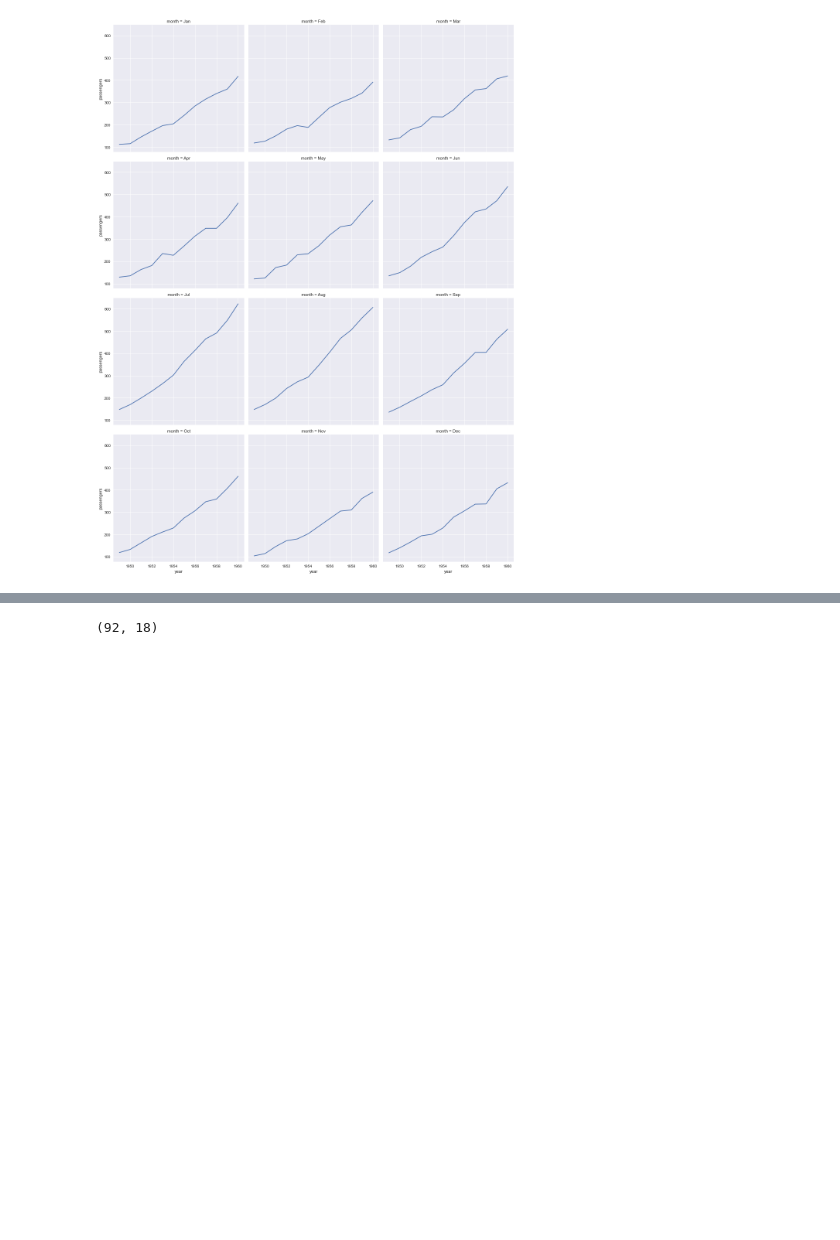
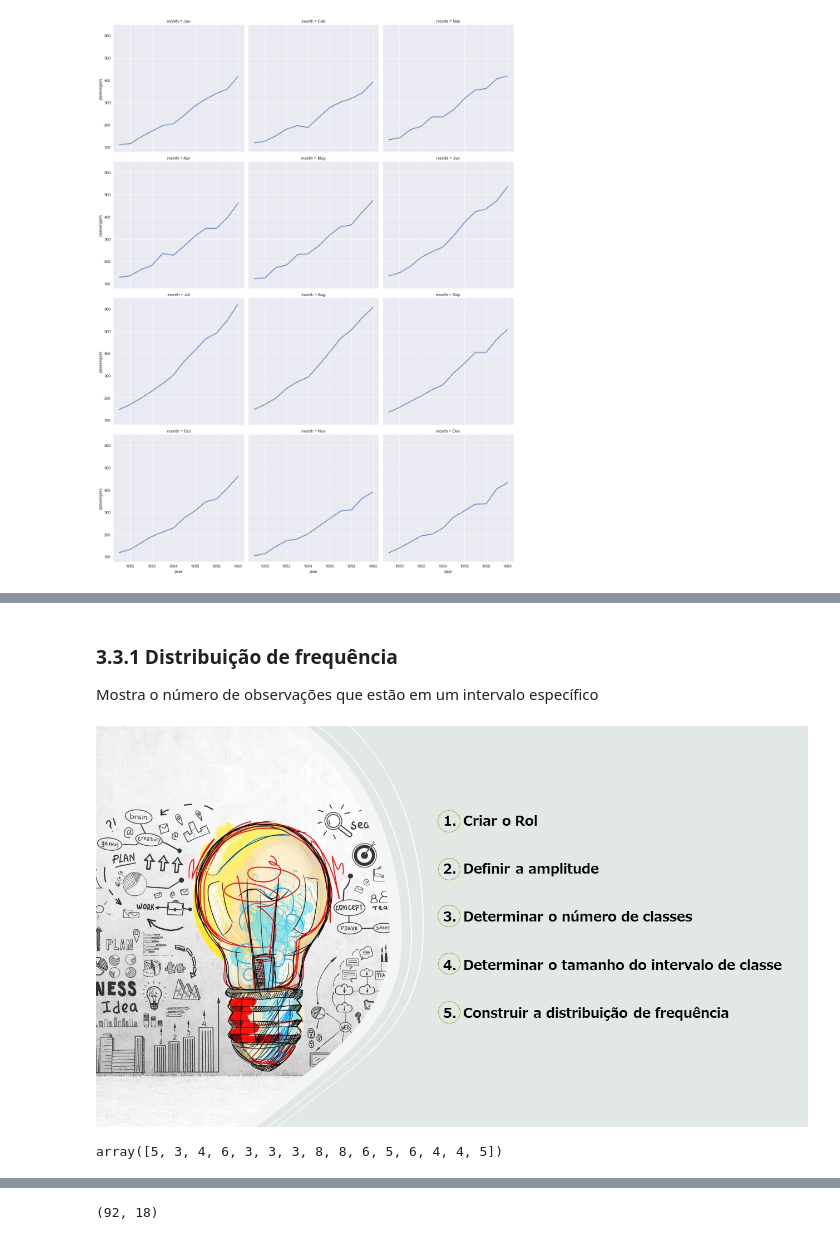
Before and after one commit to WladRamos/Estatistica_python, a Jupyter notebook: EstatisticaDescritiva.ipynb, the cells around one changed output, grey strips where cells are left out. Saved outputs shown, nothing was run; the diff lists cells and outputs as text; code cells hidden in the pictures; blank space fills up the shorter version.

Commit message:
Histograma

```diff
--- a/EstatisticaDescritiva.ipynb
+++ b/EstatisticaDescritiva.ipynb
@@ -434,0 +453,15 @@ sns.relplot(x='year',y='passengers', kind='line', col='month', col_wrap=3 ,data=
+# %% [markdown]
+### 3.3.1 Distribuição de frequência
+
+Mostra o número de observações que estão em um intervalo específico
+# %%
+from IPython.display import Image
+Image(filename='Formulas/distribuicao_freq.jpg', width=720 , height=720)
+# %% [output]
+[figure, added]
+# %%
+np.random.seed(3)
+lista=np.random.randint(3,10,15)
+lista
+# %% [output]
+array([5, 3, 4, 6, 3, 3, 3, 8, 8, 6, 5, 6, 4, 4, 5])
```
Also changed, not shown: parts of 22 cells of this notebook, 2 other files.
